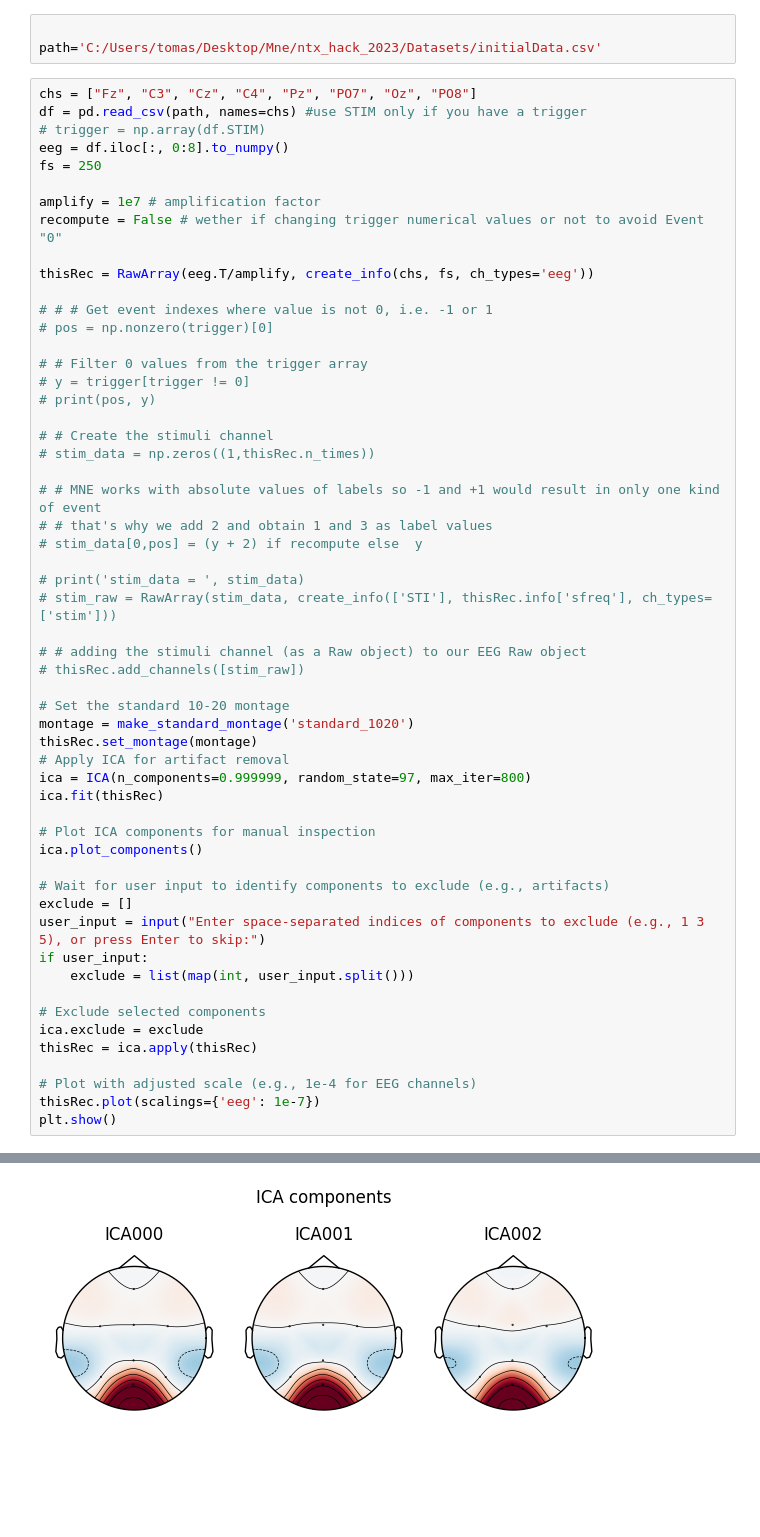
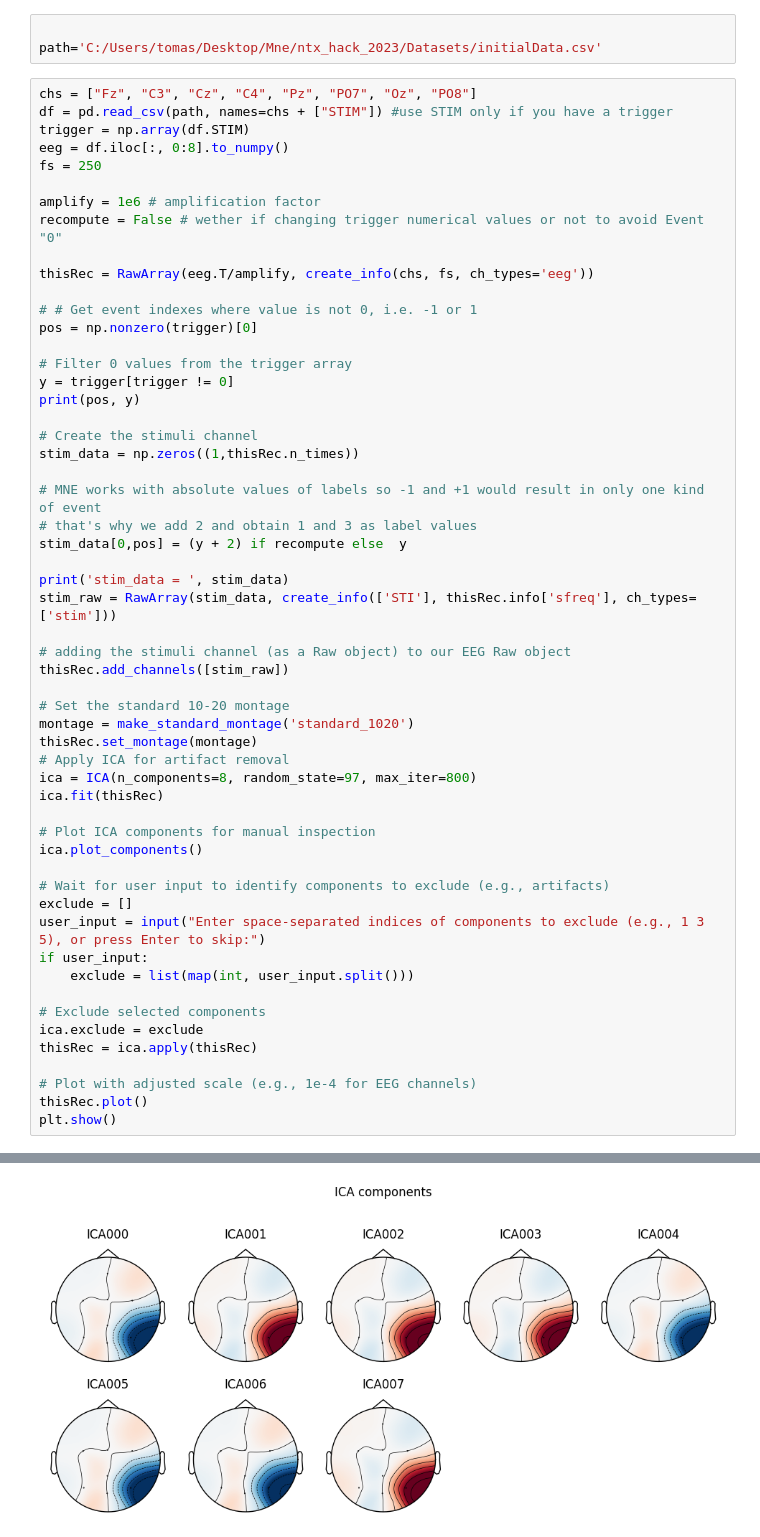
Before and after one commit to PipelonDevs/ntx_hack_2023, a Jupyter notebook: MNE/jupyter-tests/Untitled.ipynb, the cells around one changed output, grey strips where cells are left out. Saved outputs shown, nothing was run; the diff lists cells and outputs as text; blank space fills up the shorter version.

```diff
--- a/MNE/jupyter-tests/Untitled.ipynb
+++ b/MNE/jupyter-tests/Untitled.ipynb
@@ -12,41 +12,41 @@ import mne
 path='C:/Users/tomas/Desktop/Mne/ntx_hack_2023/Datasets/initialData.csv'
 # %%
 chs = ["Fz", "C3", "Cz", "C4", "Pz", "PO7", "Oz", "PO8"]
-df = pd.read_csv(path, names=chs) #use STIM only if you have a trigger
-# trigger = np.array(df.STIM)
+df = pd.read_csv(path, names=chs + ["STIM"]) #use STIM only if you have a trigger
+trigger = np.array(df.STIM)
 eeg = df.iloc[:, 0:8].to_numpy()
 fs = 250
 
-amplify = 1e7 # amplification factor
+amplify = 1e6 # amplification factor
 recompute = False # wether if changing trigger numerical values or not to avoid Event "0"
 
 thisRec = RawArray(eeg.T/amplify, create_info(chs, fs, ch_types='eeg'))
 
-# # # Get event indexes where value is not 0, i.e. -1 or 1
-# pos = np.nonzero(trigger)[0]
+# # Get event indexes where value is not 0, i.e. -1 or 1
+pos = np.nonzero(trigger)[0]
 
-# # Filter 0 values from the trigger array
-# y = trigger[trigger != 0]
-# print(pos, y)
+# Filter 0 values from the trigger array
+y = trigger[trigger != 0]
+print(pos, y)
 
-# # Create the stimuli channel
-# stim_data = np.zeros((1,thisRec.n_times))
+# Create the stimuli channel
+stim_data = np.zeros((1,thisRec.n_times))
 
-# # MNE works with absolute values of labels so -1 and +1 would result in only one kind of event
-# # that's why we add 2 and obtain 1 and 3 as label values
-# stim_data[0,pos] = (y + 2) if recompute else  y
+# MNE works with absolute values of labels so -1 and +1 would result in only one kind of event
+# that's why we add 2 and obtain 1 and 3 as label values
+stim_data[0,pos] = (y + 2) if recompute else  y
 
-# print('stim_data = ', stim_data)
-# stim_raw = RawArray(stim_data, create_info(['STI'], thisRec.info['sfreq'], ch_types=['stim']))
+print('stim_data = ', stim_data)
+stim_raw = RawArray(stim_data, create_info(['STI'], thisRec.info['sfreq'], ch_types=['stim']))
 
-# # adding the stimuli channel (as a Raw object) to our EEG Raw object
-# thisRec.add_channels([stim_raw])
+# adding the stimuli channel (as a Raw object) to our EEG Raw object
+thisRec.add_channels([stim_raw])
 
 # Set the standard 10-20 montage
 montage = make_standard_montage('standard_1020')
 thisRec.set_montage(montage)
 # Apply ICA for artifact removal
-ica = ICA(n_components=0.999999, random_state=97, max_iter=800)
+ica = ICA(n_components=8, random_state=97, max_iter=800)
 ica.fit(thisRec)
 
 # Plot ICA components for manual inspection
@@ -63,7 +63,7 @@ ica.exclude = exclude
 thisRec = ica.apply(thisRec)
 
 # Plot with adjusted scale (e.g., 1e-4 for EEG channels)
-thisRec.plot(scalings={'eeg': 1e-7})
+thisRec.plot()
 plt.show()
 # %% [output]
 Creating RawArray with float64 data, n_channels=8, n_times=23690
@@ -75 +80 @@ Fitting ICA took 0.1s.
-[figure, old version]
+[figure, new version]
```
Also changed, not shown: parts of 1 cell of this notebook.
